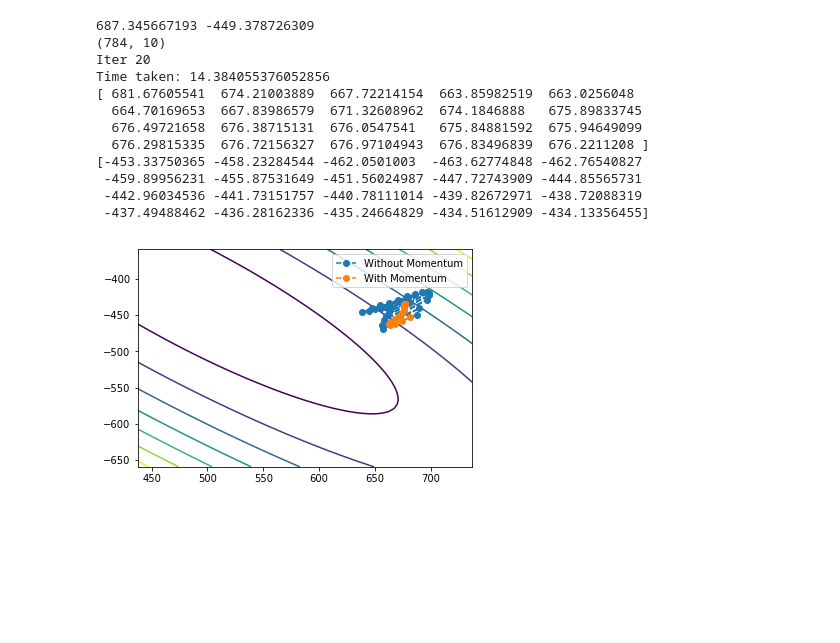
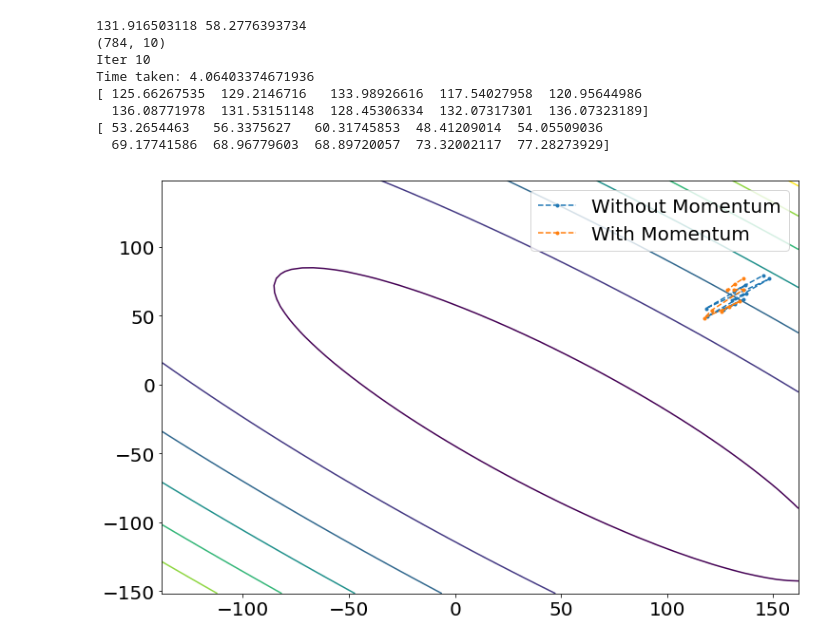
Before and after one commit to Naireen/CSC411, a Jupyter notebook: A2/PlotContours.ipynb, the cells around one changed output. Cells and saved outputs as stored; diff of their text form; code cells hidden in the pictures; blank space fills up the shorter version.

```diff
--- a/A2/PlotContours.ipynb
+++ b/A2/PlotContours.ipynb
@@ -132,6 +132,8 @@ def df(x, W0, y):
     vals = part2(x, W1, b0)
     return part3(x, y, vals)
 # %%
+matplotlib.rcParams.update({'font.size': 20})
+
 #reload teh weights here, they get overwritten
 weights = np.loadtxt("final_weightspart5.txt")
 weights_bias = weights[-1, :].reshape(1, 10)
@@ -139,12 +141,16 @@ weights = weights[:-1, :]
 #print(weights.shape, weights_bias.shape), #alter, (300, 400) 5
 #weights[0, :10]
 
-contour = np.loadtxt("big_contour.txt")
-print(vary_w1.shape, contour.shape)
-plt.contour(vary_w1, vary_w2, contour)
+contour = np.loadtxt("new_big_contour.txt")
+print(vary_w1.shape, contour.shape )
+plt.figure(figsize=(12, 8))
+plt.contour(vary_w1, vary_w2, contour, linewidths = 2, cmap = "viridis")
+plt.xlabel("Weight ({0}, 5)".format(ind1))
+plt.ylabel("Weight ({0}, 5)".format(ind2))
 #plt.scatter()
-plt.scatter(weights[ind1, 5], weights[ind2, 5], marker = "x")
-plt.scatter(weights[ind1, 5]-100, weights[ind2, 5]+100)
+plt.scatter(weights[ind1, 5], weights[ind2, 5], marker = "x", label = "Found Weights")
+plt.legend()
+#plt.scatter(weights[ind1, 5]-100, weights[ind2, 5]+100)
 
 plt.show()
 # %% [output]
@@ -366,7 +380,7 @@ weights = weights[:-1, :]
 #print(weights.shape, weights_bias.shape), #alter, (300, 400) 5
 #weights[0, :10]
 
-contour = np.loadtxt("big_contour_2.txt")
+contour = np.loadtxt("new_big_contour_2.txt")
 print(contour[0, :10])
 print(vary_w1.shape, contour.shape)
 plt.contour(vary_w1, vary_w2, contour)
@@ -387,14 +401,14 @@ def grad_descent_learning_curves(df, x, y, weights, b0, alpha, ind1, ind2, EPS=1
     # EPS = 1e-5   #EPS = 10**(-5)
     W0 = weights.copy()
     start = time.time()
-    W0[ind1, 5] +=100
+    W0[ind1, 5] +=120
     W0[ind2 , 5] +=60
     print(W0[ind1 , 5], W0[ind2, 5])
     total_W0 = np.concatenate((b0, W0))
     prev_totalW0 = total_W0 - 10 * EPS
     W1 = total_W0.copy()
     # inital weights, pass in both bias and weights together for now
-    max_iter = 25
+    max_iter = 10
     iter = 0
 
     weight1= np.zeros(max_iter+1)
@@ -428,13 +442,15 @@ def grad_descent_learning_curves(df, x, y, weights, b0, alpha, ind1, ind2, EPS=1
 
 
 np.random.seed(0)
-alpha = 25
+alpha = 3
+
 final_weights, weight1, weight2 = grad_descent_learning_curves(df, x, y, weights, weights_bias, alpha, ind1, ind2, 1e-4)
 print(weight1)
 print(weight2)
 
 print(weights[ind1, 5])
+plt.figure(figsize=(12, 8))
 plt.contour(vary_w1, vary_w2, contour)
-plt.plot(weight1, weight2, linestyle='--', marker='o',)
+plt.plot(weight1, weight2, linestyle='--', marker='.',)
 plt.show()
 # %% [output]
@@ -462,14 +472,14 @@ def momemtum_grad_descent_learning_curves(df, x, y, W0, b0, alpha, ind1, ind2, m
 
     W0 = weights.copy()
     start = time.time()
-    W0[ind1, 5] +=100
+    W0[ind1, 5] +=120
     W0[ind2 , 5] +=60
     print(W0[ind1 , 5], W0[ind2, 5])
     total_W0 = np.concatenate((b0, W0))
     prev_totalW0 = total_W0 - 10 * EPS
     W1 = total_W0.copy()
     # inital weights, pass in both bias and weights together for now
-    max_iter = 20
+    max_iter = 10
     iter = 0
 
     weight1= np.zeros(max_iter)
@@ -481,46 +491,43 @@ def momemtum_grad_descent_learning_curves(df, x, y, W0, b0, alpha, ind1, ind2, m
 
     counter = 0
     new_momentum = 1
     while norm(W1 - prev_totalW0) > EPS and iter < max_iter:
         prev_totalW0 = W1.copy()
         new_momentum = momemtum*new_momentum + alpha* df(x, W1, y)
         W1 -= new_momentum
         weight1[counter] = W1[ind1+1 , 5]
         weight2[counter] = W1[ind2+1, 5 ]
         counter +=1
         if iter % 100 == 99:
             print("Iter", iter)
 
         iter += 1
 
     print("Iter", iter)
     end = time.time()
     print("Time taken:", (end - start))
     return W1, weight1, weight2
 
 
 np.random.seed(0)
-alpha = 4
-final_weights, weight3, weight4 = momemtum_grad_descent_learning_curves(df, x, y, weights, weights_bias, alpha, ind1, ind2, 0.79, 1e-4)
+alpha = 3
+final_weights, weight3, weight4 = momemtum_grad_descent_learning_curves(df, x, y, weights, weights_bias, alpha, ind1, ind2, 0.9, 1e-4)
 print(weight3)
 print(weight4)
 
+plt.figure(figsize=(12, 8))
 plt.contour(vary_w1, vary_w2, contour)
-plt.plot(weight1, weight2, linestyle='--', marker='o', label = "Without Momentum")
-plt.plot(weight3, weight4, linestyle='--', marker='o', label = "With Momentum")
+plt.plot(weight1, weight2, linestyle='--', marker='.', label = "Without Momentum")
+plt.plot(weight3, weight4, linestyle='--', marker='.', label = "With Momentum")
 plt.legend(numpoints = 1)
 plt.show()
 # %% [output]
-687.345667193 -449.378726309
+131.916503118 58.2776393734
 (784, 10)
-Iter 20
-Time taken: 14.384055376052856
-[ 681.67605541  674.21003889  667.72214154  663.85982519  663.0256048
-  664.70169653  667.83986579  671.32608962  674.1846888   675.89833745
-  676.49721658  676.38715131  676.0547541   675.84881592  675.94649099
-  676.29815335  676.72156327  676.97104943  676.83496839  676.2211208 ]
-[-453.33750365 -458.23284544 -462.0501003  -463.62774848 -462.76540827
- -459.89956231 -455.87531649 -451.56024987 -447.72743909 -444.85565731
- -442.96034536 -441.73151757 -440.78111014 -439.82672971 -438.72088319
- -437.49488462 -436.28162336 -435.24664829 -434.51612909 -434.13356455]
+Iter 10
+Time taken: 4.06403374671936
+[ 125.66267535  129.2146716   133.98926616  117.54027958  120.95644986
+  136.08771978  131.53151148  128.45306334  132.07317301  136.07323189]
+[ 53.2654463   56.3375627   60.31745853  48.41209014  54.05509036
+  69.17741586  68.96779603  68.89720057  73.32002117  77.28273929]
-[figure, old version]
+[figure, new version]
```
Also changed, not shown: parts of 12 cells of this notebook, 3 other files.
